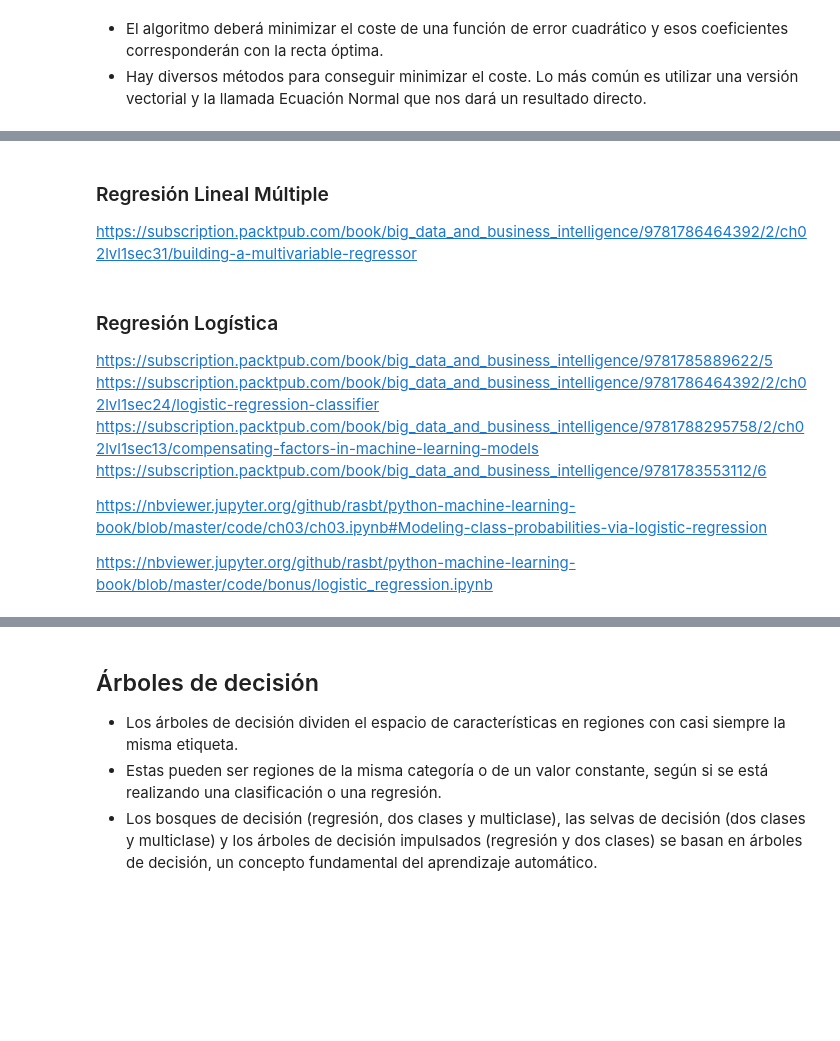
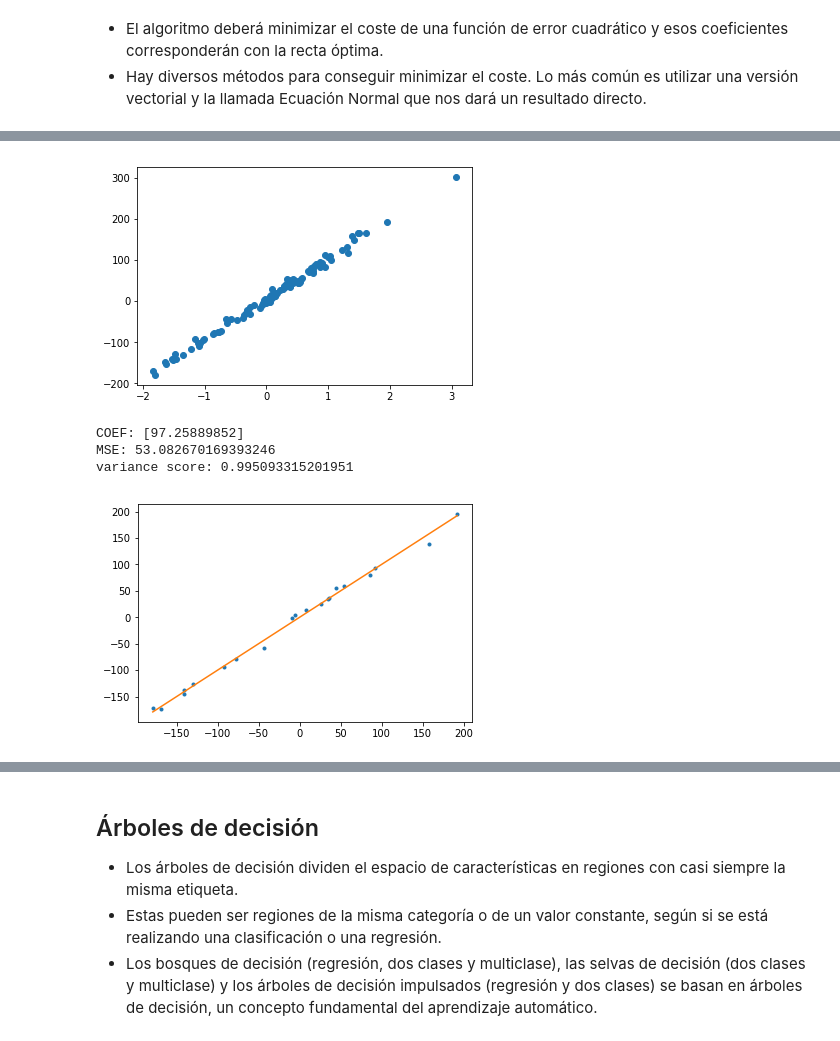
Before and after one commit to aliciapj/intro_ml_python, a Jupyter notebook: 3.0_aprendizaje_supervisado.ipynb, the cells around one changed output, grey strips where cells are left out. Saved outputs shown, nothing was run; the diff lists cells and outputs as text; code cells hidden in the pictures; blank space fills up the shorter version.

```diff
--- a/3.0_aprendizaje_supervisado.ipynb
+++ b/3.0_aprendizaje_supervisado.ipynb
@@ -101,13 +40,55 @@ https://subscription.packtpub.com/book/big_data_and_business_intelligence/978178
-# %% [markdown]
-### Regresión Lineal Múltiple
-https://subscription.packtpub.com/book/big_data_and_business_intelligence/9781786464392/2/ch02lvl1sec31/building-a-multivariable-regressor
-# %% [markdown]
-### Regresión Logística
-https://subscription.packtpub.com/book/big_data_and_business_intelligence/9781785889622/5
-https://subscription.packtpub.com/book/big_data_and_business_intelligence/9781786464392/2/ch02lvl1sec24/logistic-regression-classifier
-https://subscription.packtpub.com/book/big_data_and_business_intelligence/9781788295758/2/ch02lvl1sec13/compensating-factors-in-machine-learning-models
-https://subscription.packtpub.com/book/big_data_and_business_intelligence/9781783553112/6
-
-https://nbviewer.jupyter.org/github/rasbt/python-machine-learning-book/blob/master/code/ch03/ch03.ipynb#Modeling-class-probabilities-via-logistic-regression
-
-https://nbviewer.jupyter.org/github/rasbt/python-machine-learning-book/blob/master/code/bonus/logistic_regression.ipynb
+# %%
+from sklearn.datasets import make_regression
+import matplotlib.pyplot as plt
+
+# generate regression dataset
+X, y = make_regression(n_samples=100, n_features=1, noise=7, bias=5)
+
+# plot regression dataset
+plt.scatter(X,y)
+plt.show()
+# %% [output]
+[figure, added]
+# %%
+import numpy as np
+from sklearn import datasets
+from sklearn.linear_model import LinearRegression
+from sklearn.metrics import mean_squared_error, r2_score
+from sklearn.model_selection import train_test_split
+
+
+from sklearn.model_selection import train_test_split
+
+X_train, X_test, y_train, y_test = \
+    train_test_split(X, y, test_size=0.2, random_state=42)
+
+regr = LinearRegression()
+regr.fit(X_train, y_train)
+
+y_pred = regr.predict(X_test)
+
+print(f'COEF: {regr.coef_}')
+
+# The mean square error
+print(f'MSE: {np.mean((regr.predict(X_test) - y_test)**2)}')
+
+# Explained variance score: 1 is perfect prediction
+# and 0 means that there is no linear relationship between X and y.
+print(f'variance score: {regr.score(X_test, y_test)}')
+# %% [output]
+COEF: [97.25889852]
+MSE: 53.082670169393246
+variance score: 0.995093315201951
+# %%
+import numpy as np
+import matplotlib.pyplot as plt
+
+plt.plot(y_test, y_pred, '.')
+
+# plot a line, a perfit predict would all fall on this line
+x = np.linspace(min(y_test), max(y_test))
+y = x
+plt.plot(x, y)
+plt.show()
+# %% [output]
+[figure, added]
```
Also changed, not shown: parts of 66 cells of this notebook, 22 other files.
